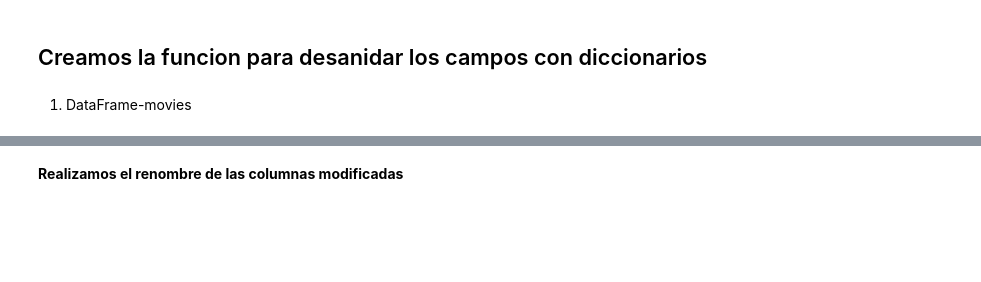
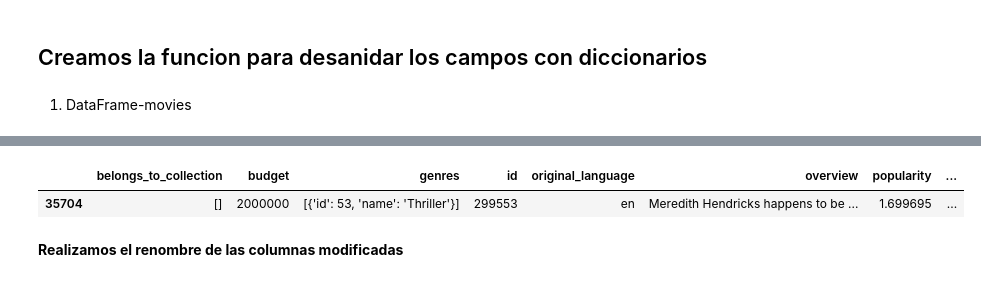
Before and after one commit to MartinFerrari5/Proyecto-Machine-Learning, a Jupyter notebook: notebooks/etl.ipynb, the cells around one changed output, grey strips where cells are left out. Saved outputs shown, nothing was run; the diff lists cells and outputs as text; code cells hidden in the pictures; blank space fills up the shorter version.

```diff
--- a/notebooks/etl.ipynb
+++ b/notebooks/etl.ipynb
@@ -71,4 +56,5 @@ movies_copia.drop(columns=delete_columns,inplace=True)
 # %% [markdown]
 * Eliminamos posibles duplicados del campo titulo y id para evitar peliculas repetidas
 # %%
-movies_copia.drop_duplicates(subset=["title","id"],inplace=True)
+movies_copia.drop_duplicates(subset=["title"],inplace=True)
+movies_copia.drop_duplicates(subset=["title"],inplace=True)
@@ -74,0 +63,2 @@ movies_copia.drop_duplicates(subset=["title","id"],inplace=True)
+# %%
+movies_copia["title"] = movies_copia["title"].apply(lambda x: re.sub(r'[^\w\s]', '', str(x)))
@@ -75,3 +67,5 @@ movies_copia.drop_duplicates(subset=["title","id"],inplace=True)
+# %%
+movies_copia["title"] = movies_copia["title"].str.lower()
 # %% [markdown]
 * Rellenamos valores nulos por 0 en los campos de las columnas <i>revenue</i> y <i>budget</i>
 # %%
@@ -115,3 +102,5 @@ movies_copia["id"] = movies_copia["id"].astype(int)
+# %%
+movies_copia["popularity"] = movies_copia["popularity"].astype(float)
 # %% [markdown]
 ## Creamos la funcion para desanidar  los campos con diccionarios
 # %% [markdown]
@@ -163 +176,6 @@ Red Lotus Collection
+# %%
+movies_copia.sample()
+# %% [output]
+|  | belongs_to_collection | budget | genres | id | original_language | overview | popularity | ... |
+| 35704 | [] | 2000000 | [{'id': 53, 'name': 'Thriller'}] | 299553 | en | Meredith Hendricks happens to be ... | 1.699695 | ... |
 # %%
```
Also changed, not shown: parts of 51 cells of this notebook, 9 other files.
